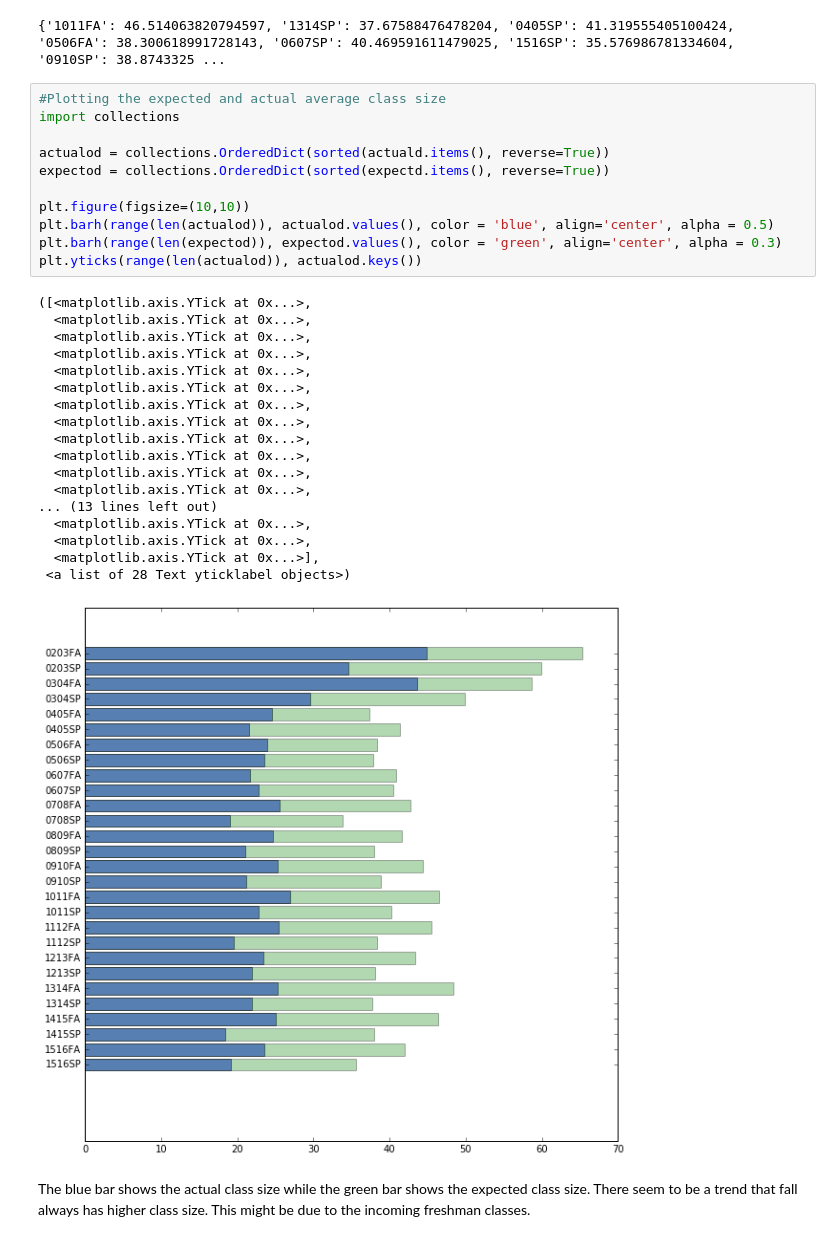
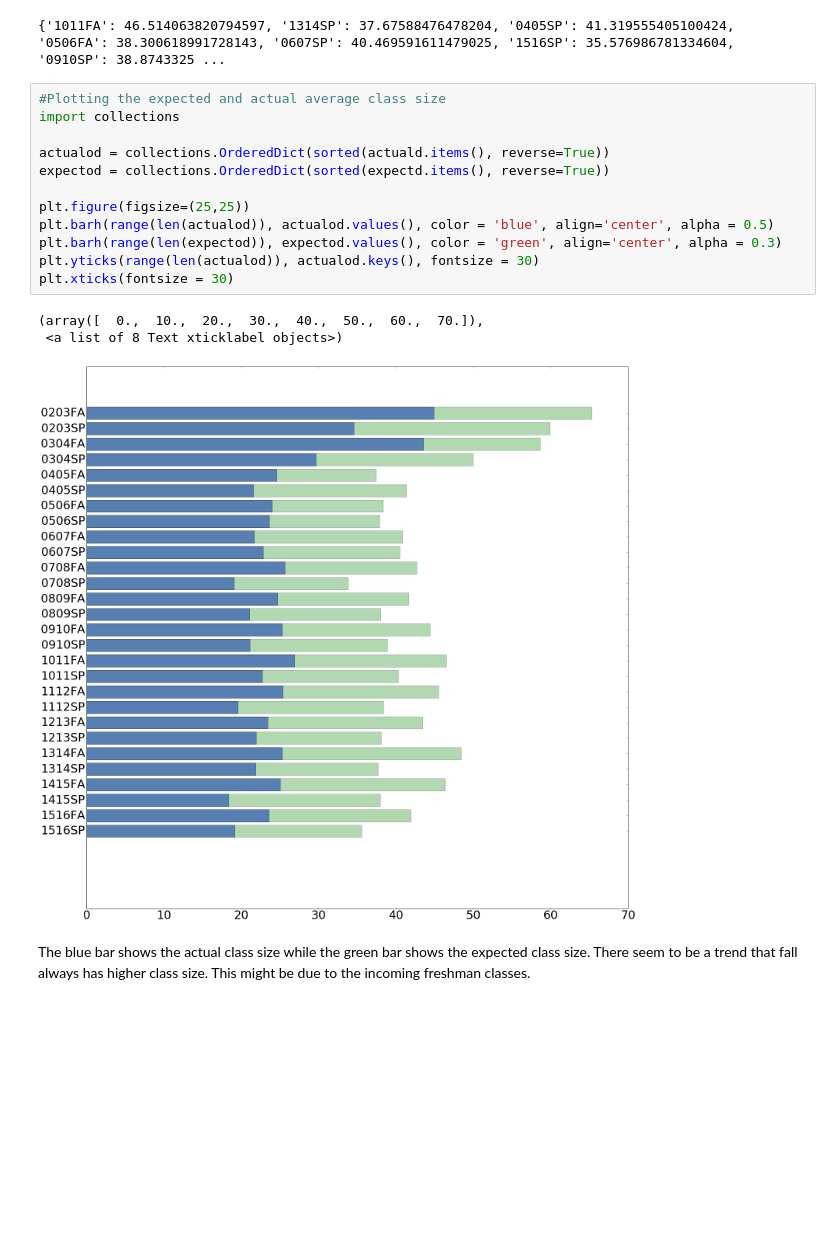
Before and after one commit to idgetto/DataScienceFinalProject, a Jupyter notebook: explore/class_size_paradox.ipynb, the cells around one changed output. Cells and saved outputs as stored; diff of their text form; blank space fills up the shorter version.

Commit message:
bigger graph

```diff
--- a/explore/class_size_paradox.ipynb
+++ b/explore/class_size_paradox.ipynb
@@ -83,33 +83,19 @@ print expectd
 # %%
 #Plotting the expected and actual average class size
 import collections
 
 actualod = collections.OrderedDict(sorted(actuald.items(), reverse=True))
 expectod = collections.OrderedDict(sorted(expectd.items(), reverse=True))
 
-plt.figure(figsize=(10,10))
+plt.figure(figsize=(25,25))
 plt.barh(range(len(actualod)), actualod.values(), color = 'blue', align='center', alpha = 0.5)
 plt.barh(range(len(expectod)), expectod.values(), color = 'green', align='center', alpha = 0.3)
-plt.yticks(range(len(actualod)), actualod.keys())
+plt.yticks(range(len(actualod)), actualod.keys(), fontsize = 30)
+plt.xticks(fontsize = 30)
 # %% [output]
-([<matplotlib.axis.YTick at 0x...>,
-  <matplotlib.axis.YTick at 0x...>,
-  <matplotlib.axis.YTick at 0x...>,
-  <matplotlib.axis.YTick at 0x...>,
-  <matplotlib.axis.YTick at 0x...>,
-  <matplotlib.axis.YTick at 0x...>,
-  <matplotlib.axis.YTick at 0x...>,
-  <matplotlib.axis.YTick at 0x...>,
-  <matplotlib.axis.YTick at 0x...>,
-  <matplotlib.axis.YTick at 0x...>,
-  <matplotlib.axis.YTick at 0x...>,
-  <matplotlib.axis.YTick at 0x...>,
-... (13 lines left out)
-  <matplotlib.axis.YTick at 0x...>,
-  <matplotlib.axis.YTick at 0x...>,
-  <matplotlib.axis.YTick at 0x...>],
- <a list of 28 Text yticklabel objects>)
+(array([  0.,  10.,  20.,  30.,  40.,  50.,  60.,  70.]),
+ <a list of 8 Text xticklabel objects>)
-[figure, old version]
+[figure, new version]
 # %% [markdown]
 The blue bar shows the actual class size while the green bar shows the expected class size. There seem to be a trend that fall always has higher class size. This might be due to the incoming freshman classes.
 # %% [markdown]
```
